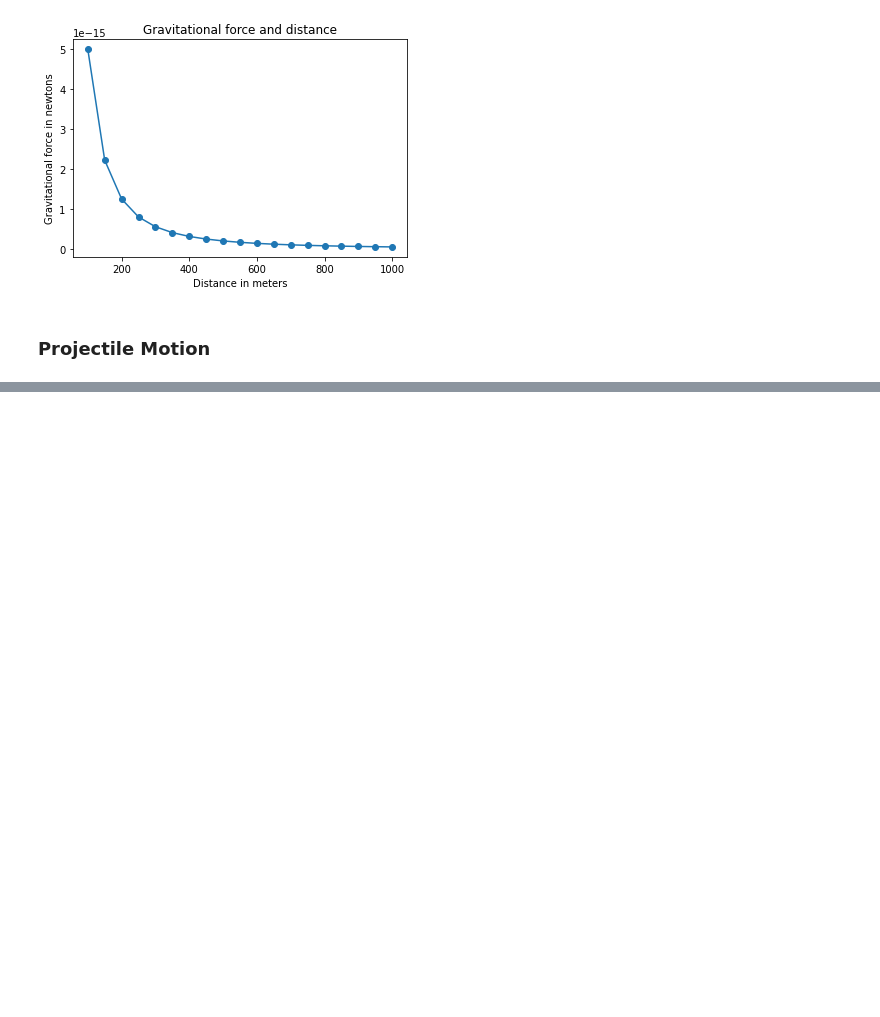
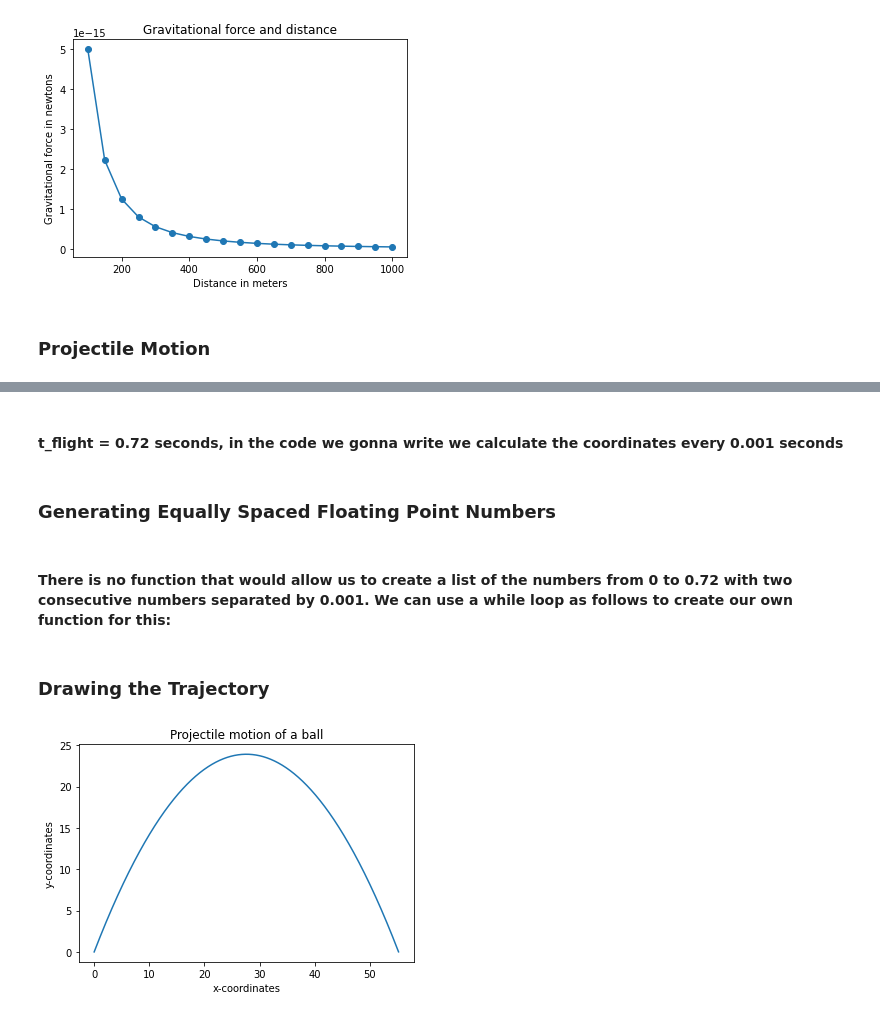
Before and after one commit to YolbarsZiya1997/Math_journey, a Jupyter notebook: learn_python_using_math/chapter_2.ipynb, the cells around one changed output, grey strips where cells are left out. Cells and saved outputs as stored; diff of their text form; code cells hidden in the pictures; blank space fills up the shorter version.

```diff
--- a/learn_python_using_math/chapter_2.ipynb
+++ b/learn_python_using_math/chapter_2.ipynb
@@ -199,0 +224,72 @@ if __name__ == '__main__':
+# %% [markdown]
+#### t_flight = 0.72 seconds, in the code we gonna write we calculate the coordinates every 0.001 seconds
+# %% [markdown]
+### Generating Equally Spaced Floating Point Numbers
+# %% [markdown]
+#### There is no function that would allow us to create a list of the numbers from 0 to 0.72 with two consecutive numbers separated by 0.001. We can use a while loop as follows to create our own function for this:
+# %%
+"""
+Generate equally spaced floating point
+numbers between two given values
+"""
+
+def frange(start, final, increment): # (frange() ("Floating point" range))
+    numbers = []
+    while start < final:
+        numbers.append(start)
+        start = start + increment
+
+    return numbers
+# %% [markdown]
+### Drawing the Trajectory
+# %%
+"""
+Draw the trajectory of a body in projectile motion
+"""
+
+from matplotlib import pyplot as plt
+import math
+
+def draw_graph(x, y):
+    plt.plot(x, y)
+    plt.xlabel('x-coordinates')
+    plt.ylabel('y-coordinates')
+    plt.title('Projectile motion of a ball')
+
+def frange(start, final, increment):
+
+    numbers = []
+    while start < final:
+        numbers.append(start)
+        start = start + increment
+
+    return numbers
+
+def draw_trajectory(u, theta):
+    theta = math.radians(theta)
+    g = 9.8
+
+    # Time of flight
+    t_fight = 2*u*math.sin(theta)/g
+    # Find the time intervals
+    intervals = frange(0, t_fight, 0.001)
+    # List of x and y coordinates
+    x = []
+    y = []
+    for t in intervals:
+        x.append(u*math.cos(theta)*t)
+        y.append(u*math.sin(theta)*t - 0.5*g*t*t)
+
+    draw_graph(x, y)
+
+if __name__ == '__main__':
+    try:
+        u = float(input('Enter the initial velocity (m/s): '))
+        theta = float(input('Enter the angle of projection(degrees): '))
+    except ValueError:
+        print('You entered an invalid input')
+    else:
+        draw_trajectory(u, theta)
+        plt.show()
+# %% [output]
+[figure, added]
```
Also changed, not shown: parts of 12 cells of this notebook, 1 other file.
